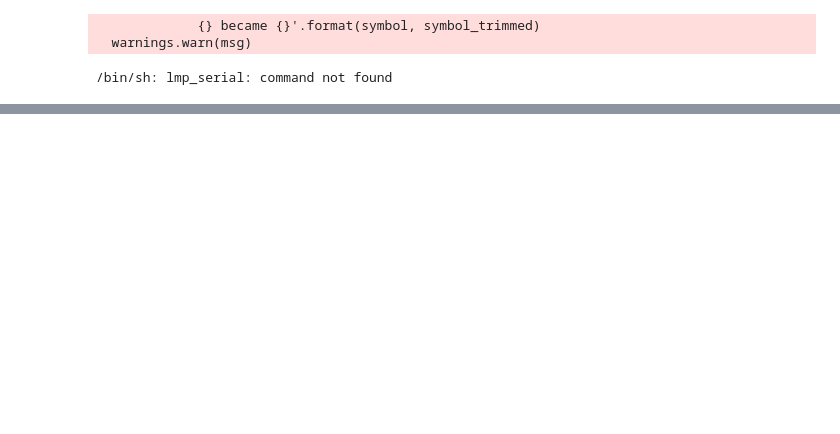
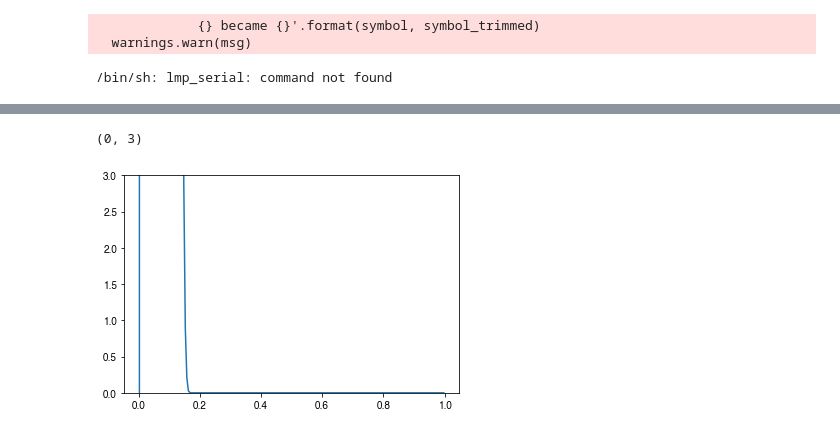
Before and after one commit to mosdef-hub/gmso-examples, a Jupyter notebook: tip3p-water-box/tip3p_lammps.ipynb, the cells around one changed output, grey strips where cells are left out. Cells and saved outputs as stored; diff of their text form; code cells hidden in the pictures; blank space fills up the shorter version.

```diff
--- a/tip3p-water-box/tip3p_lammps.ipynb
+++ b/tip3p-water-box/tip3p_lammps.ipynb
@@ -65,0 +83,9 @@ write_lammpsdata(top, 'data.tip3p')
+# %%
+# Calculate O-O RDF
+oo = trj.topology.select_pairs(selection1='name O', selection2='name O')
+r, g_r = md.compute_rdf(trj, pairs=oo)
+plt.plot(r, g_r)
+plt.ylim((0,3))
+# %% [output]
+(0, 3)
+[figure, added]
```
Also changed, not shown: parts of 4 cells of this notebook, 1 other file.
